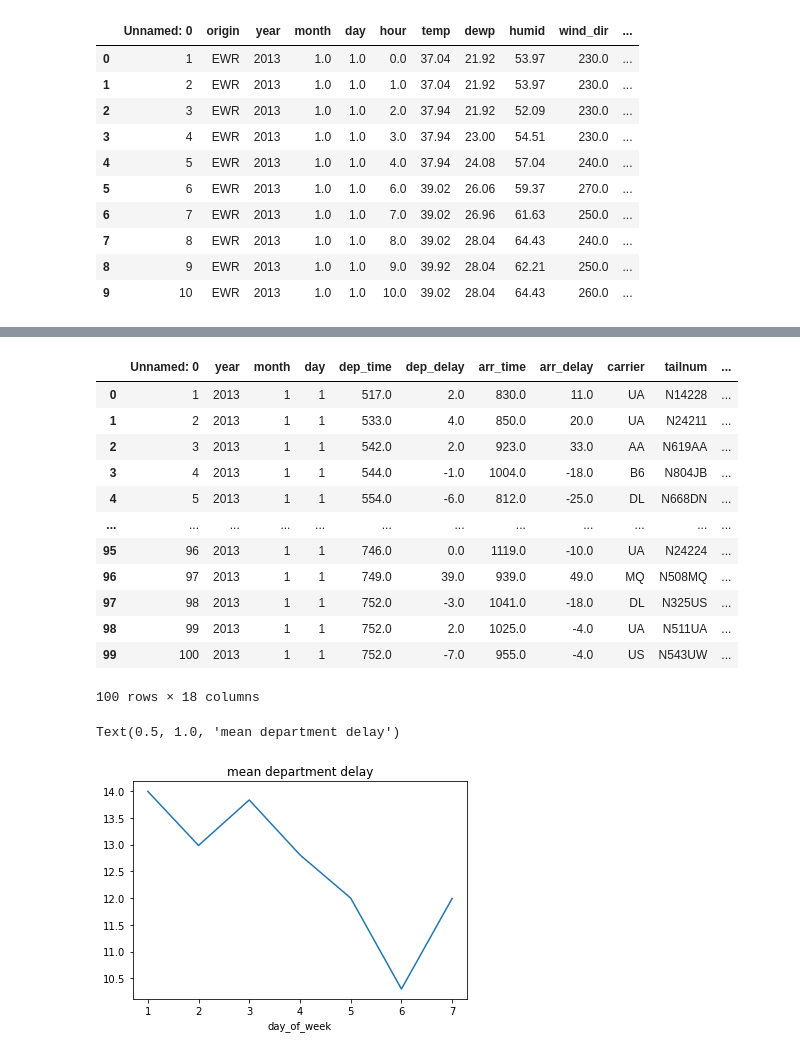
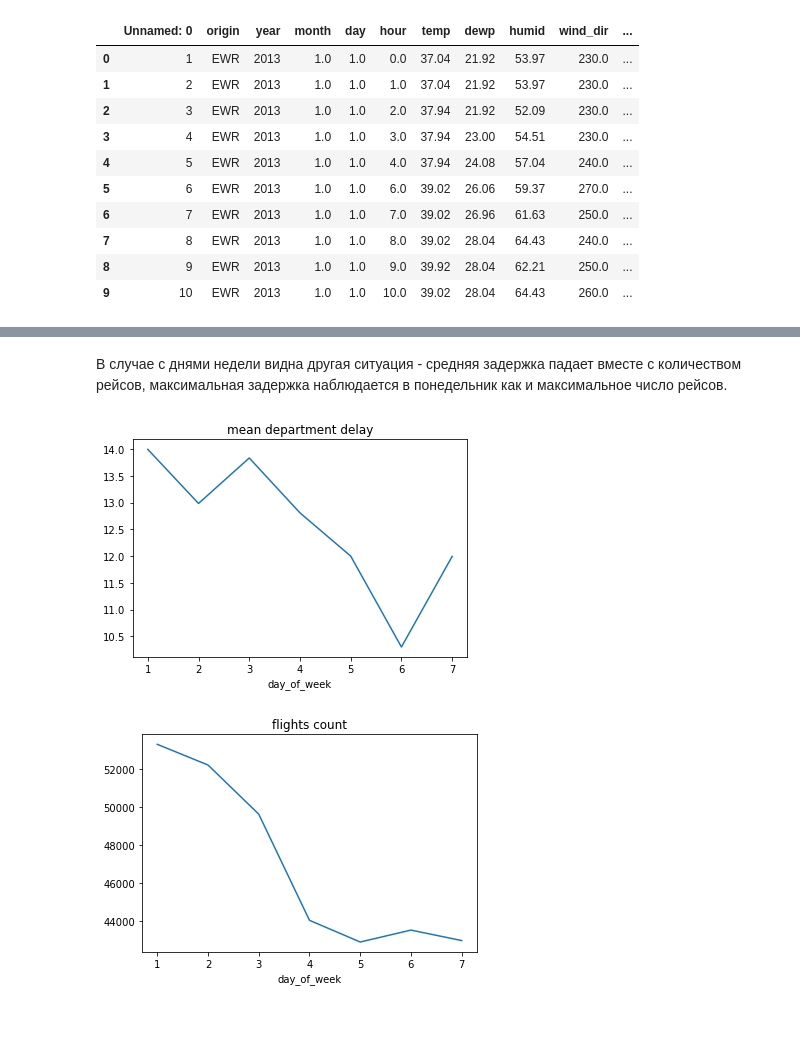
Before and after one commit to bulavkoEP/matprak, a Jupyter notebook: hometask_4.ipynb, the cells around one changed output, grey strips where cells are left out. Drawn from its saved outputs; the diff is of its cells as text; code cells hidden in the pictures; blank space fills up the shorter version.

```diff
--- a/hometask_4.ipynb
+++ b/hometask_4.ipynb
@@ -57,24 +56,14 @@ df.tail(10)
 # %%
 df['day_of_week'] = (df['day'] - 1) % 7 + 1
-# %%
-df.head(100)
-# %% [output]
-|  | Unnamed: 0 | year | month | day | dep_time | dep_delay | arr_time | arr_delay | carrier | tailnum | ... |
-| 0 | 1 | 2013 | 1 | 1 | 517.0 | 2.0 | 830.0 | 11.0 | UA | N14228 | ... |
-| 1 | 2 | 2013 | 1 | 1 | 533.0 | 4.0 | 850.0 | 20.0 | UA | N24211 | ... |
-| 2 | 3 | 2013 | 1 | 1 | 542.0 | 2.0 | 923.0 | 33.0 | AA | N619AA | ... |
-| 3 | 4 | 2013 | 1 | 1 | 544.0 | -1.0 | 1004.0 | -18.0 | B6 | N804JB | ... |
-| 4 | 5 | 2013 | 1 | 1 | 554.0 | -6.0 | 812.0 | -25.0 | DL | N668DN | ... |
-| ... | ... | ... | ... | ... | ... | ... | ... | ... | ... | ... | ... |
-| 95 | 96 | 2013 | 1 | 1 | 746.0 | 0.0 | 1119.0 | -10.0 | UA | N24224 | ... |
-| 96 | 97 | 2013 | 1 | 1 | 749.0 | 39.0 | 939.0 | 49.0 | MQ | N508MQ | ... |
-| 97 | 98 | 2013 | 1 | 1 | 752.0 | -3.0 | 1041.0 | -18.0 | DL | N325US | ... |
-| 98 | 99 | 2013 | 1 | 1 | 752.0 | 2.0 | 1025.0 | -4.0 | UA | N511UA | ... |
-| 99 | 100 | 2013 | 1 | 1 | 752.0 | -7.0 | 955.0 | -4.0 | US | N543UW | ... |
-100 rows × 18 columns
+# %% [markdown]
+В случае с днями недели видна другая ситуация - средняя задержка падает вместе с количеством рейсов, максимальная задержка наблюдается в понедельник как и максимальное число рейсов.
 # %%
 df.groupby('day_of_week')['dep_delay'].mean().plot()
 plt.title("mean department delay")
+plt.show()
+df.groupby('day_of_week')['dep_delay'].count().plot()
+plt.title("flights count")
+plt.show()
 # %% [output]
-Text(0.5, 1.0, 'mean department delay')
 [figure]
+[figure, added]
```
Also changed, not shown: parts of 26 cells of this notebook.
